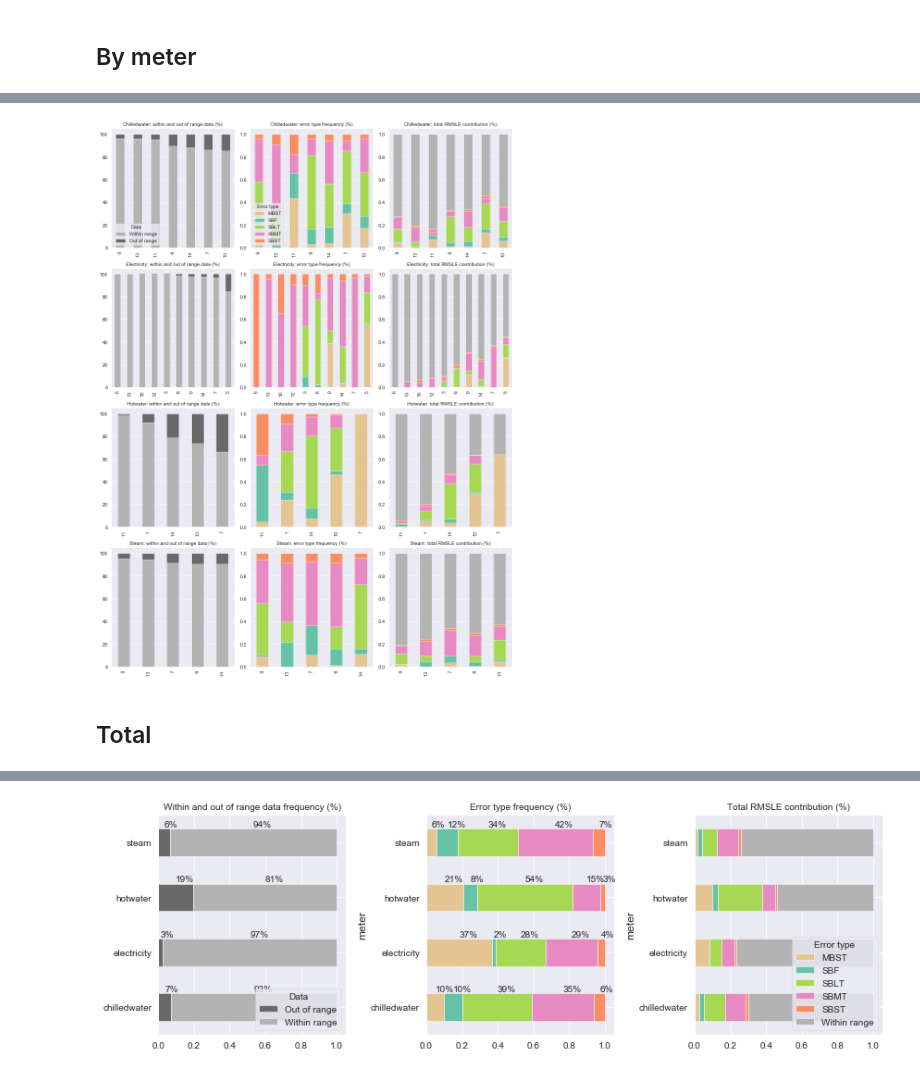
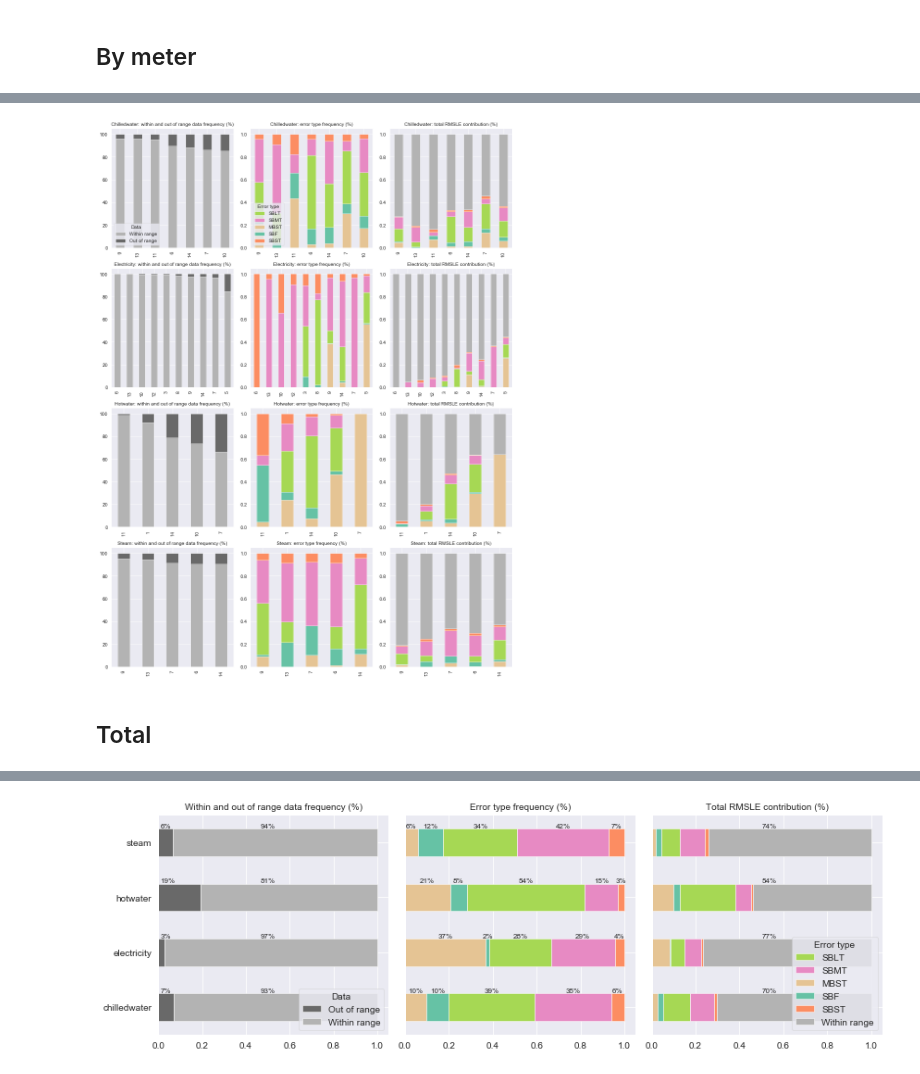
Before and after one commit to buds-lab/ashrae-great-energy-predictor-3-error-analysis, a Jupyter notebook: notebooks/08_plots-barplots.ipynb, the cells around one changed output, grey strips where cells are left out. Cells and saved outputs as stored; diff of their text form; code cells hidden in the pictures.

Commit message:
Update barplots (figures and notebooks)

```diff
--- a/notebooks/08_plots-barplots.ipynb
+++ b/notebooks/08_plots-barplots.ipynb
@@ -238,17 +238,20 @@ for meter,errors_total,errors_type,rmsle in zip(meters, errors_total_list, error
 
     if i == 0:
         ax1.legend(handles, ["Within range","Out of range"], title="Data", loc ='lower left')
-        ax2.legend(title='Error type', loc="lower left")
-        #ax3.legend(title='Error type', loc="lower left")
+
+        handles,labels = ax2.get_legend_handles_labels()
+        handles =  [handles[2], handles[3], handles[0], handles[1], handles[4]]
+        labels = [labels[2], labels[3], labels[0], labels[1], labels[4]]
+        ax2.legend(handles,labels,title='Error type', loc="lower left")
 
     i = i+3
 
     plt.tight_layout()
 
-fig.savefig(path_fig + "barplot_stacked_d.pdf", dpi=150, bbox_inches="tight")
-fig.savefig(path_fig + "barplot_stacked_d.png", dpi=150, bbox_inches="tight")
+fig.savefig(path_fig + "barplot_stacked.pdf", dpi=150, bbox_inches="tight")
+fig.savefig(path_fig + "barplot_stacked.png", dpi=150, bbox_inches="tight")
 # %% [output]
-[figure, old version]
+[figure, new version]
 # %% [markdown]
 ## Total
 # %%
@@ -346,7 +349,7 @@ Site 14 error's dataframe created.
 Site 15 not available.
 # %%
 ## Plot
-fig, axes = plt.subplots(1, 3, sharex=False, sharey=False, figsize=(12,4))
+fig, axes = plt.subplots(1, 3, sharex=False, sharey=True, figsize=(12,4))
 axes = axes.flatten()
 
 # Error/non-error plot
@@ -360,48 +363,76 @@ ax1.set_ylabel("")
 handles, labels = ax1.get_legend_handles_labels()
 ax1.legend(handles, ["Out of range","Within range"],title="Data", loc ='lower right')
 ## Show pct on bar
-for rec in ax1.patches:
+for i,rec in enumerate(ax1.patches):
     width = rec.get_width()
     height = rec.get_height()
-    ax1.text(rec.get_x() + width/2,
-              rec.get_y() + height,
-              "{:.0f}%".format(width*100),
-              ha='left',
-              va='bottom')
+
+    if i < len(ax1.patches)/2:
+        ax1.text(0.01,
+                rec.get_y() + height,
+                "{:.0f}%".format(width*100),
+                ha='left',
+                va='bottom',
+                fontsize=8)
+    else:
+        ax1.text(0.5,
+                rec.get_y() + height,
+                "{:.0f}%".format(width*100),
+                ha='center',
+                va='bottom',
+                fontsize=8)
+
 
 # Frequency of error type
 ax2 = axes[1]
 data2 = pd.concat(errors_type_list).drop(["total"], axis=1).drop(["error_count"], axis=1)
 data2["error_code"] = [ref[x] for x in data2.error_code]
 data2 = data2.pivot(index="meter",columns="error_code",values="pct")
 pal2 = [cmap_orig[6],cmap_orig[0],cmap_orig[4],cmap_orig[3],cmap_orig[1]]
 plot2 = data2.plot(kind='barh', stacked=True, color=pal2, ax=ax2, width=0.5, legend=False)
 ax2.set_title(f"Error type frequency (%)", fontsize=10)
 ax2.set_xlabel("")
 ## Show pct on bar
 for rec in ax2.patches:
     width = rec.get_width()
     height = rec.get_height()
     ax2.text(rec.get_x() + width/2,
               rec.get_y() + height,
               "{:.0f}%".format(width*100),
-              ha='left',
-              va='bottom')
+              ha='center',
+              va='bottom',
+                fontsize=8)
 
 # Plot RMSLE
 ax3 = axes[2]
 data3 = pd.concat(rmsle_list).drop(["total"], axis=1).drop(["rmsle"], axis=1)
 data3["error"] = [ref[x] for x in data3.error]
 data3 = data3.pivot(index="meter",columns="error",values="pct")
 pal3 = [cmap_orig[6],cmap_orig[0],cmap_orig[4],cmap_orig[3],cmap_orig[1],cmap_orig[7]]
 plot3 = data3.plot(kind='barh', stacked=True, color=pal3, ax=ax3, width=0.5, legend=True)
 ax3.set_title(f"Total RMSLE contribution (%)", fontsize=10)
-ax3.legend(title='Error type', loc="lower right")
 ax3.set_xlabel("")
+# Legend
+handles,labels = ax3.get_legend_handles_labels()
+handles =  [handles[2], handles[3], handles[0], handles[1], handles[4], handles[5]]
+labels = [labels[2], labels[3], labels[0], labels[1], labels[4], labels[5]]
+ax3.legend(handles,labels,title='Error type', loc="lower right")
+# Show pct on bar
+for i,rec in enumerate(ax3.patches):
+    width = rec.get_width()
+    height = rec.get_height()
+
+    if (i > 19):
+        ax3.text(0.5,
+                rec.get_y() + height,
+                "{:.0f}%".format(width*100),
+                ha='left',
+                va='bottom',
+                fontsize=8)
 
 plt.tight_layout()
 
 fig.savefig(path_fig + "barplot_stacked_meters.pdf", dpi=150, bbox_inches="tight")
 fig.savefig(path_fig + "barplot_stacked_meters.png", dpi=150, bbox_inches="tight")
 # %% [output]
-[figure, old version]
+[figure, new version]
```
Also changed, not shown: parts of 4 cells of this notebook, 3 other files.
